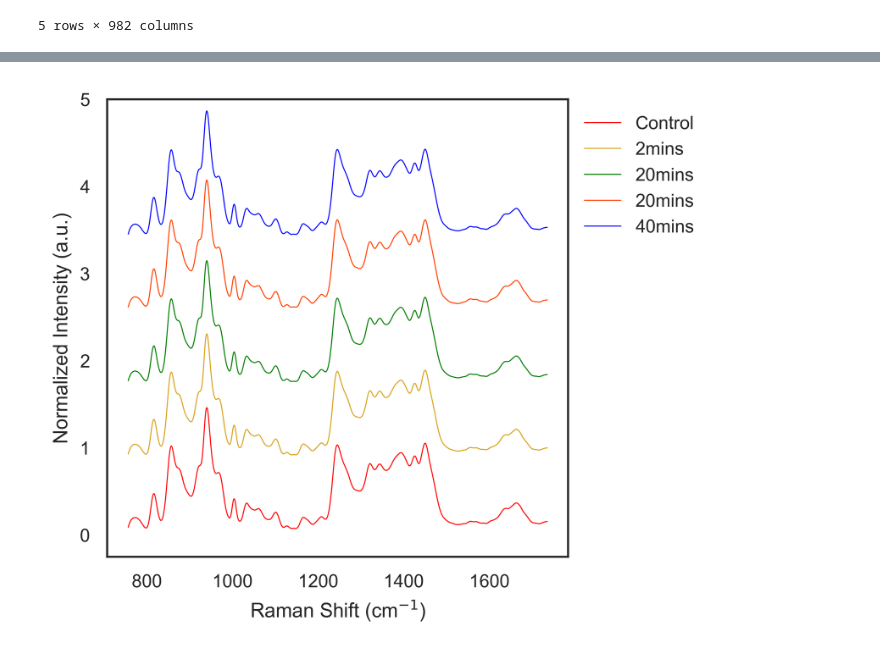
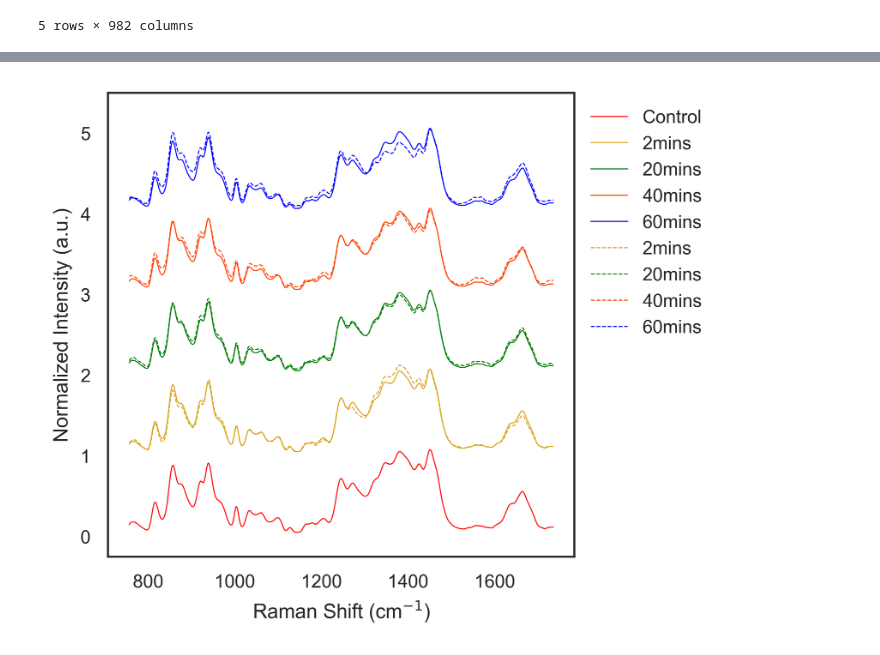
Before and after one commit to bunmiadejimi/Raman_Collagen, a Jupyter notebook: NNLS_Analysis.ipynb, the cells around one changed output, grey strips where cells are left out. Cells and saved outputs as stored; diff of their text form; code cells hidden in the pictures.

```diff
--- a/NNLS_Analysis.ipynb
+++ b/NNLS_Analysis.ipynb
@@ -26,0 +32,3 @@ trt_mean = dff.groupby(['sample']).mean(numeric_only = True).reset_index().iloc[
+# %%
+dffm = dff.groupby(['sample', 'trt_time']).mean(numeric_only = True).reset_index()
+dffm
@@ -91,2 +131,2 @@ fitted_df = pd.concat([dff.iloc[:, :6].reset_index(drop=True),pd.DataFrame(fitt)
 # %%
-df_mean1 = fitted_df.groupby(['sample', 'trt_time']).mean(numeric_only=True).reset_index()
+df_mean1 = fitt_df.groupby(['sample', 'trt_time']).mean(numeric_only=True).reset_index()
@@ -142,0 +157,15 @@ pd.concat([ctm.iloc[0, :], df_mean1.iloc[5:, :]], axis=0, ignore_index=True)
+# %%
+# nnls
+sub = df_mean1.iloc[4:, :].reset_index(drop=True).drop(['exp', 'spectra_num'], axis=1)
+sub['trt_time'] = pd.Categorical(sub['trt_time'], categories= ['2mins',  '20mins', '40mins','60mins'])
+sub = sub.sort_values('trt_time').reset_index(drop=True)
+
+#original data
+subt = dffm.iloc[4:, :].reset_index(drop=True).drop(['exp', 'spectra_num'], axis=1)
+subt['trt_time'] = pd.Categorical(subt['trt_time'], categories= ['2mins',  '20mins', '40mins','60mins'])
+subt = subt.sort_values('trt_time').reset_index(drop=True)
+
+#original data
+res_m = res_mean.iloc[4:, :].reset_index(drop=True).drop(['exp', 'spectra_num'], axis=1)
+res_m['trt_time'] = pd.Categorical(res_m['trt_time'], categories= ['2mins',  '20mins', '40mins','60mins'])
+res_m = res_m.sort_values('trt_time').reset_index(drop=True)
@@ -144,12 +216,16 @@ pd.concat([ctm.iloc[0, :], df_mean1.iloc[5:, :]], axis=0, ignore_index=True)
 ### Diference from singular control
 
 sns.set_theme(style = 'white', context = 'paper')
-col_map = ['orange', 'goldenrod','green', 'orangered', 'blue', 'k']
+col_map = ['orange', 'goldenrod','green', 'orangered', 'blue', 'k', 'gray', 'maroon', 'purple']
 #for i in ['2mins', '20mins', '40mins', '60mins']:#, '24h'
-for j in ['Orth']:#, 'Para', 'Orth'
-    sub = df_mean1.drop(['exp', 'spectra_num'], axis=1)
-    sub['trt_time'] = pd.Categorical(sub['trt_time'], categories= ['0mins',   '2mins',  '20mins',     '40mins',    '60mins',  '24h'])
+for j in ['Para']:#, 'Para', 'Orth'
+    sub = df_mean1.iloc[4:, :].reset_index(drop=True).drop(['exp', 'spectra_num'], axis=1)
+    sub['trt_time'] = pd.Categorical(sub['trt_time'], categories= ['2mins',  '20mins',     '40mins',    '60mins'])
     sub = sub.sort_values('trt_time').reset_index(drop=True)
+
+    subt = dffm.iloc[4:, :].reset_index(drop=True).drop(['exp', 'spectra_num'], axis=1)
+    subt['trt_time'] = pd.Categorical(subt['trt_time'], categories= ['2mins',  '20mins',     '40mins',    '60mins'])
+    subt = subt.sort_values('trt_time').reset_index(drop=True)
     #sub_ctrl = sub[(sub['sample'] == 'Ctrl') & (sub['orient'] == j)]
     #diff = sub.iloc[1:, 5:].values - sub.iloc[0, 5:].values
 
@@ -161,43 +237,63 @@ for j in ['Orth']:#, 'Para', 'Orth'
             color = 'red',
             lw = .5
         )
-    for b in range(1, 5):
-        #plt.figure(figsize = (6, 4), dpi = 300)
-        '''if b == 3:
-            sns.lineplot(
+    for b in range(0, 4):
+        sns.lineplot(
                 x = sub.columns[5:].astype(float),
-                y = sub.iloc[b, 5:] + 2, #.values +.35,
+                y = sub.iloc[b, 5:] +(b+1), #.values +.35,
                 label = sub['trt_time'][b],
-                color = col_map[b],
+                color = col_map[b+1],
                 lw = .5,
                 #hue = 'trt_time'
             #palette=col_map
             )
-        else:'''
+    for b in range(0, 4):
         sns.lineplot(
-                x = sub.columns[5:].astype(float),
-                y = sub.iloc[b, 5:] +(b/1.19), #.values +.35,
-                label = sub['trt_time'][b],
-                color = col_map[b],
+                x = subt.columns[5:].astype(float),
+                y = subt.iloc[b, 5:] +(b+1.01), #.values +.35,
+                label = subt['trt_time'][b],
+                color = col_map[b+1],
                 lw = .5,
+                ls = '--'
                 #hue = 'trt_time'
             #palette=col_map
             )
 
 
 
     '''sns.lineplot(
             x = sub.columns[5:].astype(float),
             y = diff,
             label = 'Difference',
             color = 'blue',
             lw = 1
         )'''
         #plt.title(f'Raman spectra for {j} samples at {i} treatment time')
     plt.legend(bbox_to_anchor = (1, 1), frameon = False)
     plt.xlabel("Raman Shift (cm$^{-1}$)")
     plt.ylabel("Normalized Intensity (a.u.)")
-    plt.ylim(-.25, 5)
+    plt.ylim(-.25, 5.5)
     #plt.axhline(0, lw = .5, color = 'black')
+
+    '''ctrs = [857, 876, 921, 940, 1321,1245, 1270,  1381, 1033, 1062, 1167, 1207, 1344, 1451, 1545, 1575, 1636, 1663]
+    #orth: [1033, 1062, 1167, 1207, 1344, 1451, 1545, 1575, 1636, 1663]#816, 857, 876, 921,  1003, 1321,857,940, 975,1100, 1127, 1245, 1270,  1381, 1426,
+    #para: [876, 1321,1245, 1270,  1381, 1033, 1062, 1167, 1207, 1344, 1451, 1545, 1575, 1636, 1663]
+    for c in ctrs:
+        for b in range(0, 4):
+            mask = (sub.columns[5:] >= c - 5) & (sub.columns[5:] <= c + 6)
+
+            loc_idx = sub.columns[5:][mask]
+            peak_idx = sub.iloc[b, 5:][mask]
+
+            idx_max = np.argmax(peak_idx)
+            peak_wl = loc_idx[idx_max]
+            int_val = peak_idx.values[idx_max]
+                    #print(int_val)
+            if b == 0:
+                        plt.text(peak_wl + 10, int_val + .05,#.3 * (len(sub) + 0.3),
+                        f'{peak_wl:.0f}', rotation=90, fontsize=5, ha='right')
+            else:
+                        plt.text(peak_wl+10, int_val + b+.05,#.5 * (len(sub) + 0.3),
+                            f'{peak_wl:.0f}', rotation=90, fontsize=5, ha='right')'''
 # %% [output]
-[figure, old version]
+[figure, new version]
```
Also changed, not shown: parts of 22 cells of this notebook.
